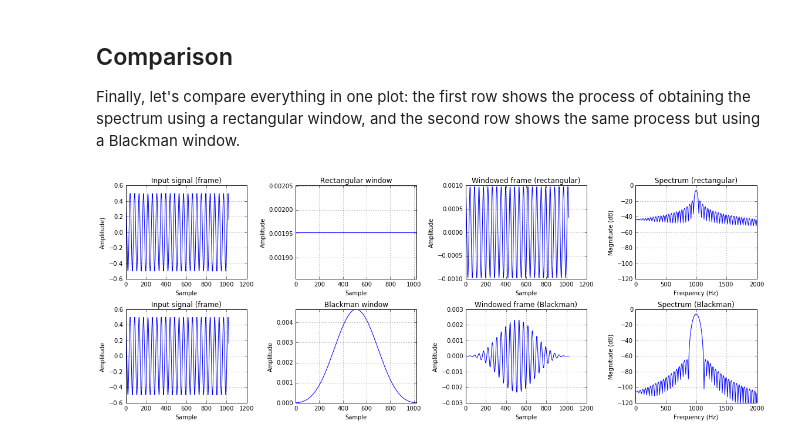
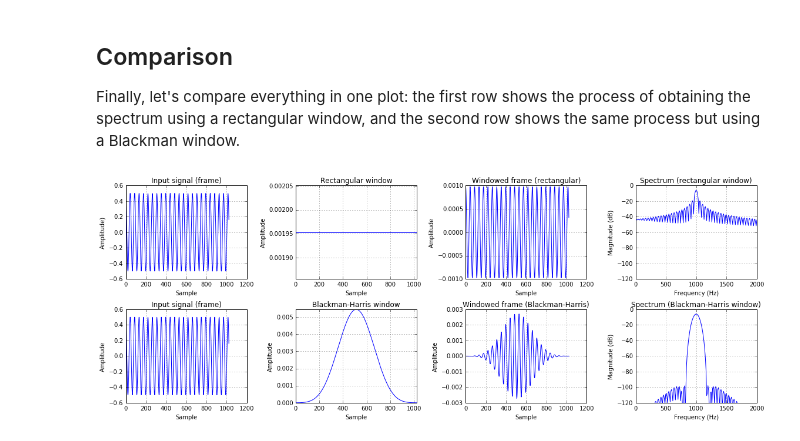
Before and after one commit to justinsalamon/CUSP-GX6004.005_ML4Sound, a Jupyter notebook: 01-DFT_and_windowing.ipynb, the cells around one changed output. Drawn from its saved outputs; the diff is of its cells as text; code cells hidden in the pictures.

```diff
--- a/01-DFT_and_windowing.ipynb
+++ b/01-DFT_and_windowing.ipynb
@@ -107,8 +114,8 @@ in the time domain before computing the DFT (or convolving the DFT of our signal
 the DFT of the window function in the frequency domain):
 # %%
 # Numpy provides a number of commonly used window functions.
-# We're going to use the Blackman window (and normalize it)
-win = np.blackman(frame_size) / (np.blackman(frame_size).sum() / 2.)
+# We're going to use the Blackman-Harris window (and normalize it)
+win = scipy.signal.blackmanharris(frame_size) / (scipy.signal.blackmanharris(frame_size).sum() / 2.)
 fig = plt.figure()
 plt.plot(win)
 plt.ylabel('Amplitude')
@@ -195,7 +202,7 @@ plt.xlabel('Frequency (Hz)')
 plt.ylim(-120,0)
 plt.xlim(0, 2000) # let's limit the plot between 0 and 2000 Hz
 plt.grid()
-plt.title('Spectrum (rectangular)')
+plt.title('Spectrum (rectangular window)')
 
 # Input signal (frame)
 ax = fig.add_subplot(245)
@@ -205,36 +212,36 @@ plt.ylabel('Amplitude')
 plt.grid()
 plt.title('Input signal (frame)')
 
 # Blackman window
 ax = fig.add_subplot(246)
 plt.plot(win)
 plt.ylabel('Amplitude')
 plt.xlabel('Sample')
 plt.axis('tight')
 plt.grid()
-plt.title('Blackman window')
+plt.title('Blackman-Harris window')
 
 # Windowed signal (blackman)
 ax = fig.add_subplot(247)
 plt.plot(xwin)
 plt.ylabel('Amplitude')
 plt.xlabel('Sample')
 plt.grid()
-plt.title('Windowed frame (Blackman)')
+plt.title('Windowed frame (Blackman-Harris)')
 
 # Spectrum (blackman)
 ax = fig.add_subplot(248)
 plt.plot(np.arange(fft_size//2) * sr/float(fft_size), 20*np.log10(np.abs(Xwin[:fft_size//2])))
 plt.ylabel('Magnitude (dB)')
 plt.xlabel('Frequency (Hz)')
 plt.xlim(0, 2000)
 plt.ylim(-120,0)
 plt.grid()
-plt.title('Spectrum (Blackman)')
+plt.title('Spectrum (Blackman-Harris window)')
 
 plt.tight_layout()
 plt.show()
 # %% [output]
-[figure, old version]
+[figure, new version]
 # %%
 fig.savefig('plots/fft/everything.pdf')
```
Also changed, not shown: parts of 6 cells of this notebook, 7 other files.
